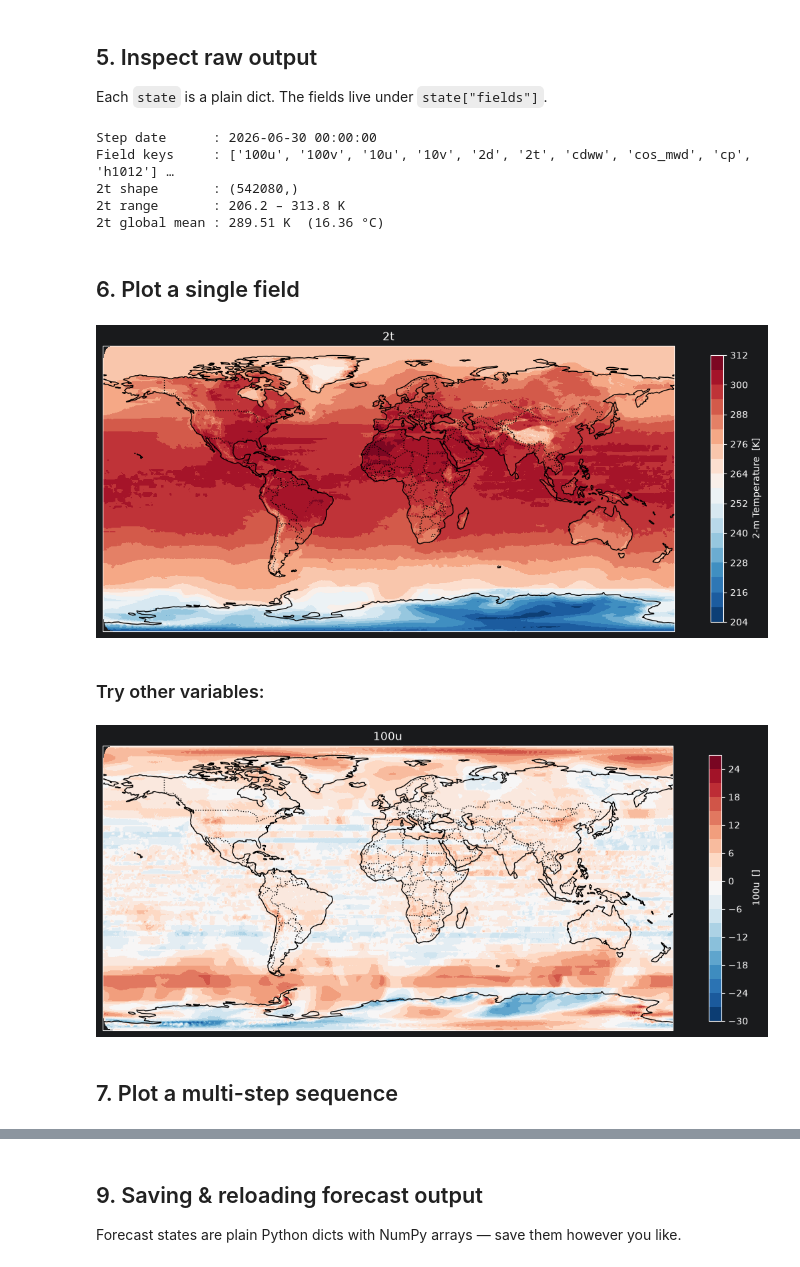
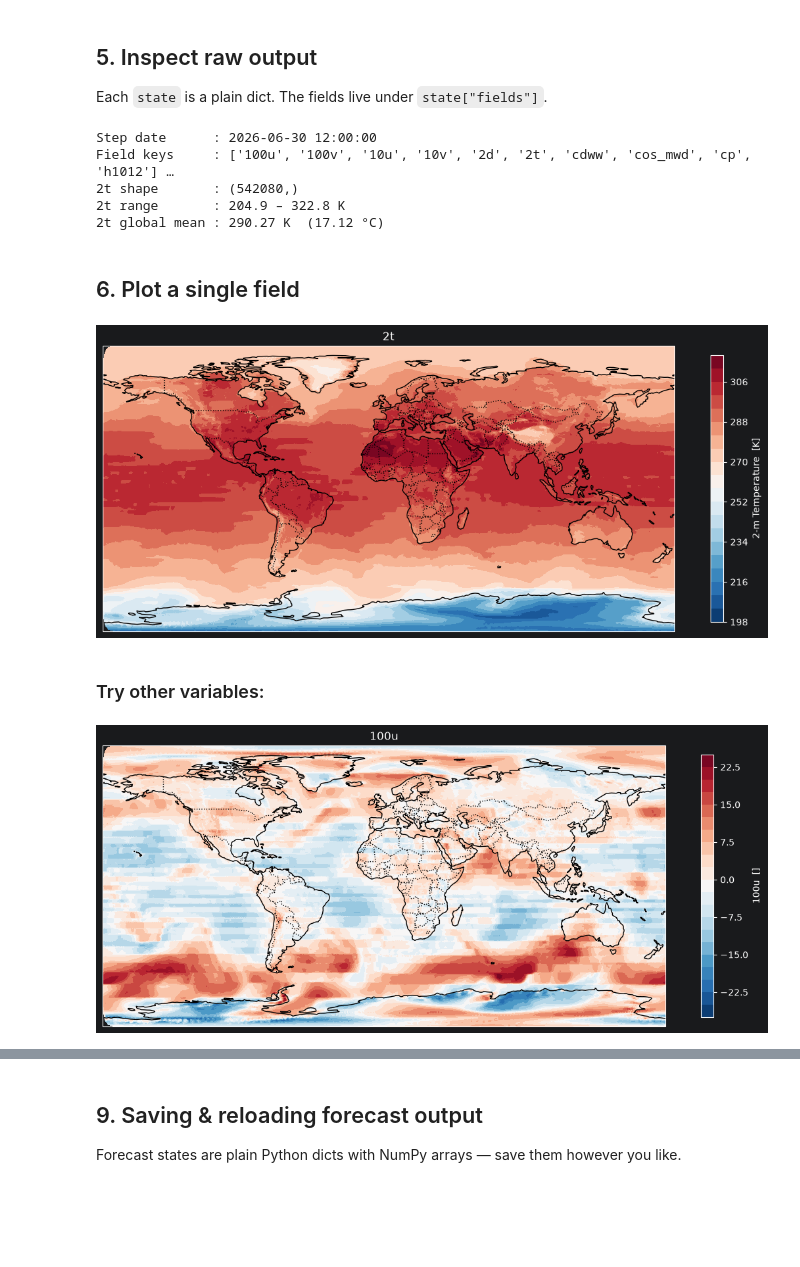
Before and after one commit to EmmaScharfmann/AIFS-tutorial, a Jupyter notebook: notebook/tutorial.ipynb, the cells around one changed output, grey strips where cells are left out. Cells and saved outputs as stored; diff of their text form; code cells hidden in the pictures; blank space fills up the shorter version.

Commit message:
fix plots

```diff
--- a/notebook/tutorial.ipynb
+++ b/notebook/tutorial.ipynb
@@ -81,7 +81,7 @@ from aifs.forecast import run_forecast
 states = run_forecast(
     fields=fields,
     date=date,
-    lead_time=48,
+    lead_time=12,
     num_chunks=16,
     checkpoint="aifs-single-2.0"
 )
@@ -129,10 +131,10 @@ print("2t shape       :", t2m.shape)
 print(f"2t range       : {t2m.min():.1f} – {t2m.max():.1f} K")
 print(f"2t global mean : {t2m.mean():.2f} K  ({t2m.mean() - 273.15:.2f} °C)")
 # %% [output]
-Step date      : 2026-06-30 00:00:00
+Step date      : 2026-06-30 12:00:00
 Field keys     : ['100u', '100v', '10u', '10v', '2d', '2t', 'cdww', 'cos_mwd', 'cp', 'h1012'] …
 2t shape       : (542080,)
-2t range       : 206.2 – 313.8 K
-2t global mean : 289.51 K  (16.36 °C)
+2t range       : 204.9 – 322.8 K
+2t global mean : 290.27 K  (17.12 °C)
 # %% [markdown]
 ## 6. Plot a single field
@@ -311,16 +141,14 @@ def plot_field(
 # %%
-from aifs.plot import plot_field_sequence
+from aifs.plot import plot_field
 
-fig = plot_field(states[7], "2t")
+fig = plot_field(states[-1], "2t")
 fig.savefig("t2m.png", dpi=150, bbox_inches="tight")
 # %% [output]
-[figure, old version]
+[figure, new version]
 # %% [markdown]
 ### Try other variables:
 # %%
-fig = plot_field(states[7], "100u")
+fig = plot_field(states[-1], "100u")
 fig.savefig("t2m.png", dpi=150, bbox_inches="tight")
 # %% [output]
-[figure, old version]
+[figure, new version]
-# %% [markdown]
-## 7. Plot a multi-step sequence
```
Also changed, not shown: parts of 6 cells of this notebook, 4 other files.
